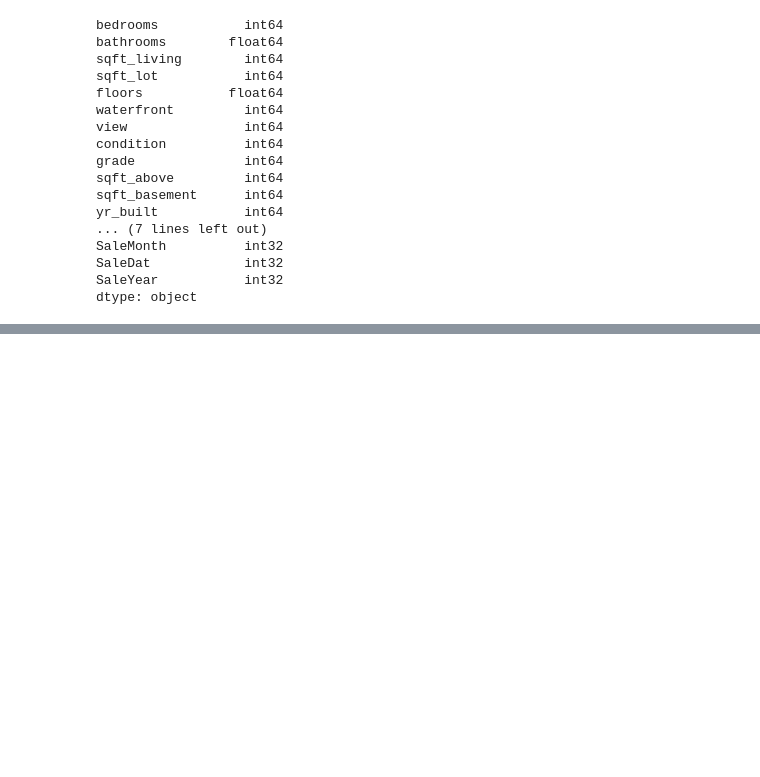
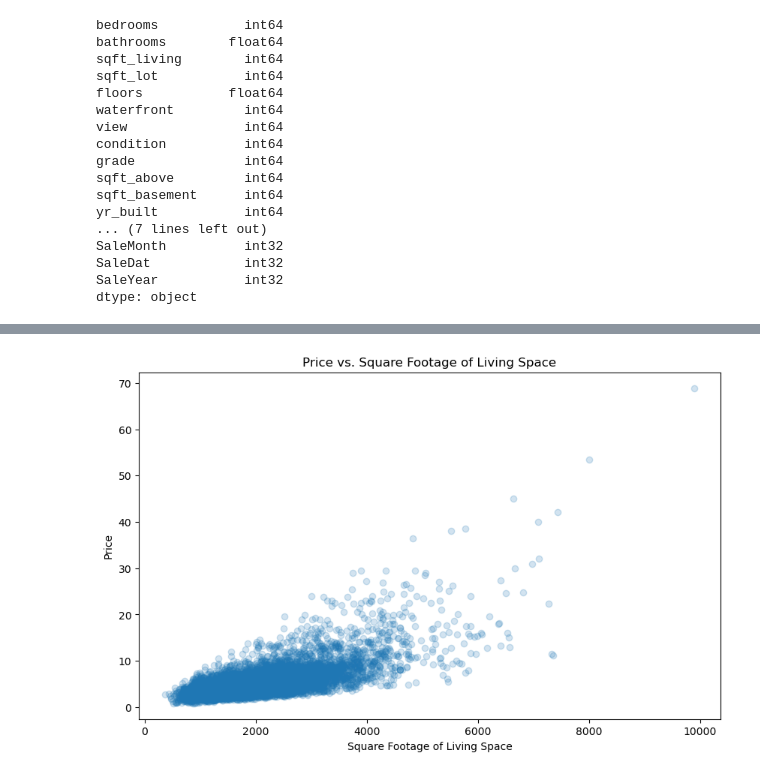
Before and after one commit to KatieGalaeva/exp1, a Jupyter notebook: лабы/0 houses.ipynb, the cells around one changed output, grey strips where cells are left out. Cells and saved outputs as stored; diff of their text form; code cells hidden in the pictures; blank space fills up the shorter version.

```diff
--- a/лабы/0 houses.ipynb
+++ b/лабы/0 houses.ipynb
@@ -90,0 +197,12 @@ dtype: object
+# %%
+plt.figure(figsize=(10,6))
+plt.scatter(data_without_id['sqft_living'], data_without_id['price'], alpha=0.2)
+
+#add labels and a title
+plt.xlabel('Square Footage of Living Space')
+plt.ylabel('Price')
+plt.title('Price vs. Square Footage of Living Space')
+
+plt.show()
+# %% [output]
+[figure, added]
```
Also changed, not shown: parts of 10 cells of this notebook.
